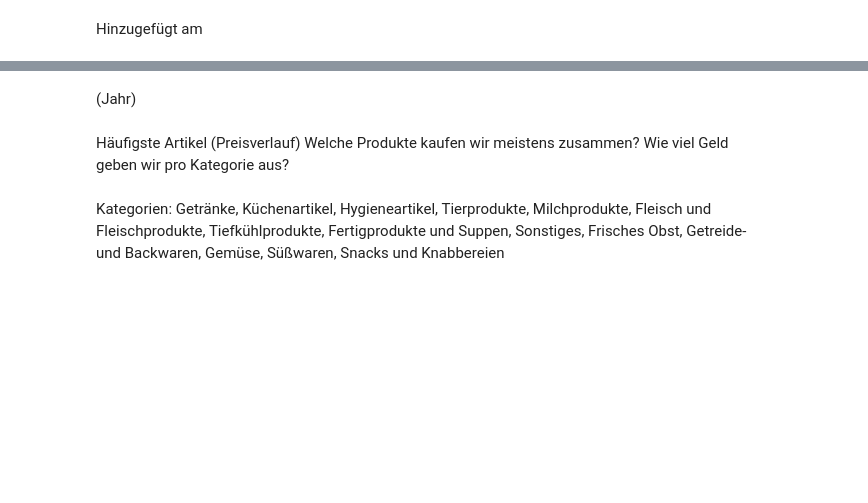
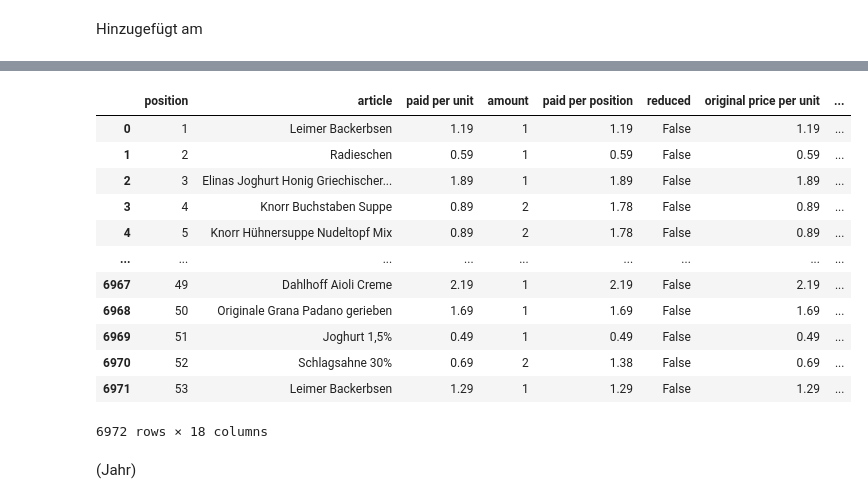
Before and after one commit to GeorgVetterGit/BlogPost, a Jupyter notebook: pdf_to_table.ipynb, the cells around one changed output, grey strips where cells are left out. Cells and saved outputs as stored; diff of their text form; code cells hidden in the pictures; blank space fills up the shorter version.

```diff
--- a/pdf_to_table.ipynb
+++ b/pdf_to_table.ipynb
@@ -128,12 +153,2 @@ def positions(t, contentlist, art_df):
 # %% [markdown]
 Lieferdatum
-# %%
-def delivery(t, contentlist, art_df):
-    end = ''.join(contentlist[0:pd.Series(t[t].index)[0]-2]).find('Klick')
-    txt = ''.join(contentlist[0:pd.Series(t[t].index)[0]-2])[:end-2]
-    start = txt.find('.')
-    month = txt[start+1:]
-    day = txt[:start][-2:].strip()
-    art_df['delivery_day'] = day
-    art_df['delivery_month'] = month
-    return art_df
@@ -146,13 +195,13 @@ def deliveryID(art_df, file):
 # %% [markdown]
 Bestellnummer
 # %%
-def order_nr(t, t2, contentlist, art_df):
+def order_nr(t, t2, contentlist, art_df, idx_list):
     bestnr_list = []
     for bestnr in pd.Series(t2[t2].index):
         space = contentlist[bestnr].find(' ')
         bestnr_list.append(contentlist[bestnr][space+1:])
 
-    idx_artikel = pd.Series(t[t].index)
+    idx_artikel = idx_list
     idx_bestellnr = pd.Series(t2[t2].index)
 
     bestell_list = []
@@ -164,17 +213,6 @@ def order_nr(t, t2, contentlist, art_df):
         bestell_list.append(bestnr_list[k])
     art_df['order-nr'] = bestell_list
 
-    return art_df, idx_bestellnr,bestnr_list
+    return art_df, idx_bestellnr, bestnr_list
 # %% [markdown]
 Hinzugefügt am
-# %%
-def added(idx_bestellnr, contentlist, bestnr_list, art_df):
-    add_month_list = []
-    add_day_list = []
-    for idx in idx_bestellnr-1:
-        dot = contentlist[idx].find('.')
-        add_month_list.append(contentlist[idx][dot+2:])
-        add_day_list.append(contentlist[idx][:dot][-2:].strip())
-    add_df = pd.DataFrame({'order-nr.': bestnr_list, 'add_day': add_day_list, 'add_month': add_month_list})
-    art_df = art_df.join(add_df.set_index('order-nr.'), on=('order-nr'))
-    return art_df
@@ -187,19 +261,21 @@ def pfand(contentlist, art_df):
     art_df['pfand'] = pfand
     return art_df
 # %%
+from tqdm.notebook import tqdm
 
 files = glob.glob('*.pdf')
 table = pd.DataFrame(columns=['position','article','paid per unit','amount','paid per position','reduced','original price per unit','original price per position','binding','quantity','unit','delivery_day','delivery_month','deliveryID','order-nr','add_day','add_month','pfand'])
 
-for file in files:
+for file in tqdm(files):
+    print(file)
     art_df = pd.DataFrame()
     contentlist = parse_pdf(file)
     t = pd.DataFrame(contentlist).apply(lambda x: find_int(x), axis=1)
-    art_df = positions(t,contentlist, art_df)
-    art_df = delivery(t, contentlist, art_df)
+    art_df, idx_list = positions(t,contentlist, art_df)
+    art_df = delivery(t, contentlist, art_df, idx_list)
     art_df = deliveryID(art_df, file)
     t2 = pd.DataFrame(contentlist).apply(lambda x: str(x)[5:14]=='Bestellnr', axis=1)
-    art_df, idx_bestellnr, bestnr_list = order_nr(t, t2, contentlist, art_df)
+    art_df, idx_bestellnr, bestnr_list = order_nr(t, t2, contentlist, art_df, idx_list)
     art_df = added(idx_bestellnr, contentlist, bestnr_list, art_df)
     art_df = pfand(contentlist, art_df)
     table = pd.concat([table, art_df], ignore_index=True)
@@ -208,9 +325,18 @@ table.to_excel('table.xlsx')
+# %%
+table
+# %% [output]
+|  | position | article | paid per unit | amount | paid per position | reduced | original price per unit | ... |
+| 0 | 1 | Leimer Backerbsen | 1.19 | 1 | 1.19 | False | 1.19 | ... |
+| 1 | 2 | Radieschen | 0.59 | 1 | 0.59 | False | 0.59 | ... |
+| 2 | 3 | Elinas Joghurt Honig Griechischer... | 1.89 | 1 | 1.89 | False | 1.89 | ... |
+| 3 | 4 | Knorr Buchstaben Suppe | 0.89 | 2 | 1.78 | False | 0.89 | ... |
+| 4 | 5 | Knorr Hühnersuppe Nudeltopf Mix | 0.89 | 2 | 1.78 | False | 0.89 | ... |
+| ... | ... | ... | ... | ... | ... | ... | ... | ... |
+| 6967 | 49 | Dahlhoff Aioli Creme | 2.19 | 1 | 2.19 | False | 2.19 | ... |
+| 6968 | 50 | Originale Grana Padano gerieben | 1.69 | 1 | 1.69 | False | 1.69 | ... |
+| 6969 | 51 | Joghurt 1,5% | 0.49 | 1 | 0.49 | False | 0.49 | ... |
+| 6970 | 52 | Schlagsahne 30% | 0.69 | 2 | 1.38 | False | 0.69 | ... |
+| 6971 | 53 | Leimer Backerbsen | 1.29 | 1 | 1.29 | False | 1.29 | ... |
+6972 rows × 18 columns
 # %% [markdown]
 (Jahr)
-# %% [markdown]
-Häufigste Artikel
-(Preisverlauf)
-Welche Produkte kaufen wir meistens zusammen?
-Wie viel Geld geben wir pro Kategorie aus?
-# %% [markdown]
-Kategorien: Getränke, Küchenartikel, Hygieneartikel, Tierprodukte, Milchprodukte, Fleisch und Fleischprodukte, Tiefkühlprodukte, Fertigprodukte und Suppen, Sonstiges, Frisches Obst, Getreide- und Backwaren, Gemüse, Süßwaren, Snacks und Knabbereien
```
Also changed, not shown: parts of 5 cells of this notebook, 2 other files.
